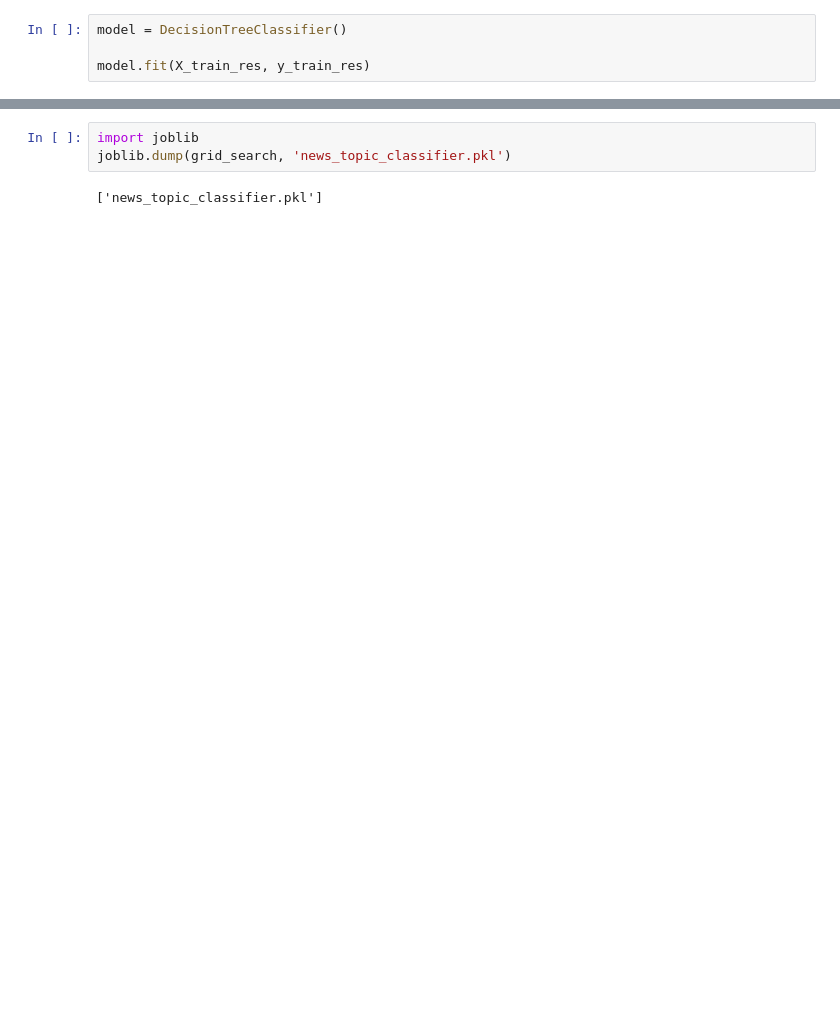
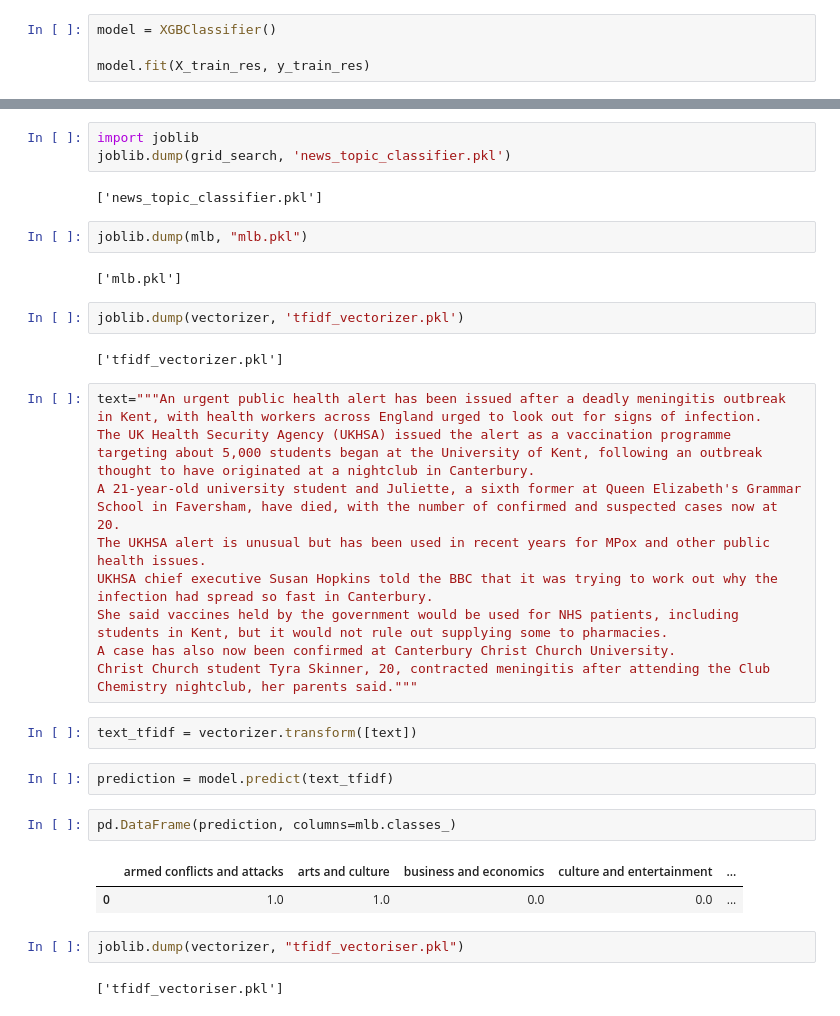
Before and after one commit to Thomas-Nguyen12/NewsApplication, a Jupyter notebook: data/analyse_clean_df.ipynb, the cells around one changed output, grey strips where cells are left out. Saved outputs shown, nothing was run; the diff lists cells and outputs as text; blank space fills up the shorter version.

```diff
--- a/data/analyse_clean_df.ipynb
+++ b/data/analyse_clean_df.ipynb
@@ -301,7 +439,7 @@ y     380    534
 from sklearn.tree import DecisionTreeClassifier
 from xgboost import XGBClassifier
 # %%
-model = DecisionTreeClassifier()
+model = XGBClassifier()
 
 model.fit(X_train_res, y_train_res)
 # %% [output]
@@ -480,3 +572,33 @@ import joblib
 joblib.dump(grid_search, 'news_topic_classifier.pkl')
 # %% [output]
 ['news_topic_classifier.pkl']
+# %%
+joblib.dump(mlb, "mlb.pkl")
+# %% [output]
+['mlb.pkl']
+# %%
+joblib.dump(vectorizer, 'tfidf_vectorizer.pkl')
+# %% [output]
+['tfidf_vectorizer.pkl']
+# %%
+text="""An urgent public health alert has been issued after a deadly meningitis outbreak in Kent, with health workers across England urged to look out for signs of infection.
+The UK Health Security Agency (UKHSA) issued the alert as a vaccination programme targeting about 5,000 students began at the University of Kent, following an outbreak thought to have originated at a nightclub in Canterbury.
+A 21-year-old university student and Juliette, a sixth former at Queen Elizabeth's Grammar School in Faversham, have died, with the number of confirmed and suspected cases now at 20.
+The UKHSA alert is unusual but has been used in recent years for MPox and other public health issues.
+UKHSA chief executive Susan Hopkins told the BBC that it was trying to work out why the infection had spread so fast in Canterbury.
+She said vaccines held by the government would be used for NHS patients, including students in Kent, but it would not rule out supplying some to pharmacies.
+A case has also now been confirmed at Canterbury Christ Church University.
+Christ Church student Tyra Skinner, 20, contracted meningitis after attending the Club Chemistry nightclub, her parents said."""
+# %%
+text_tfidf = vectorizer.transform([text])
+# %%
+prediction = model.predict(text_tfidf)
+# %%
+pd.DataFrame(prediction, columns=mlb.classes_)
+# %% [output]
+|  | armed conflicts and attacks | arts and culture | business and economics | culture and entertainment | ... |
+| 0 | 1.0 | 1.0 | 0.0 | 0.0 | ... |
+# %%
+joblib.dump(vectorizer, "tfidf_vectoriser.pkl")
+# %% [output]
+['tfidf_vectoriser.pkl']
```
Also changed, not shown: parts of 45 cells of this notebook, 11 other files.
